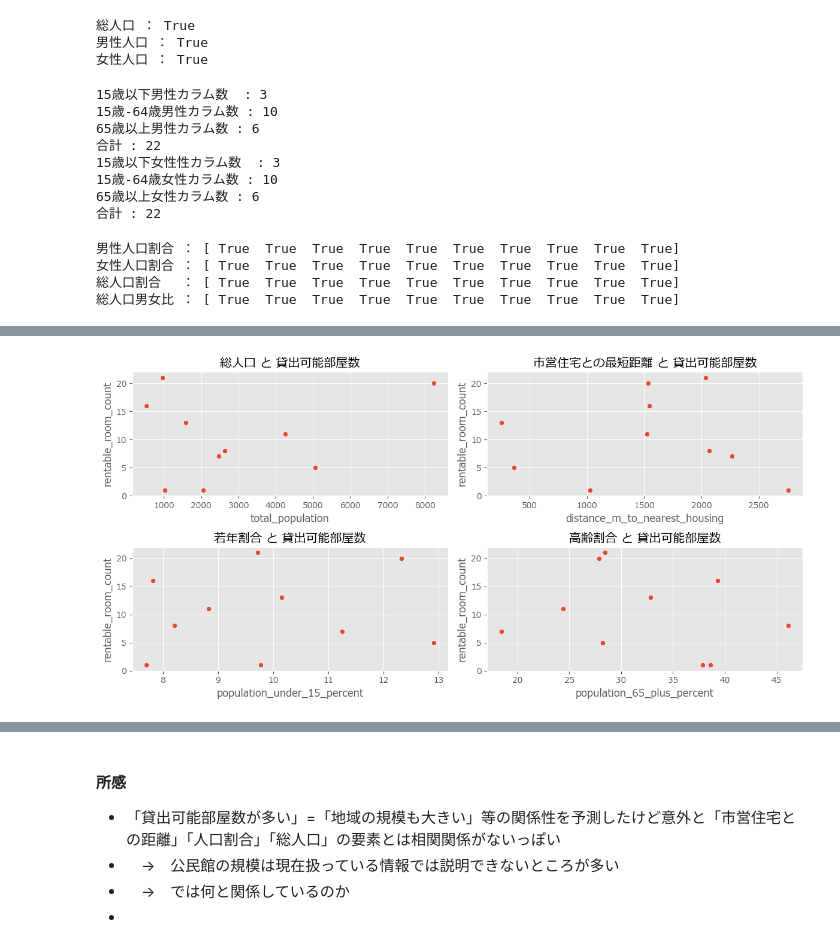
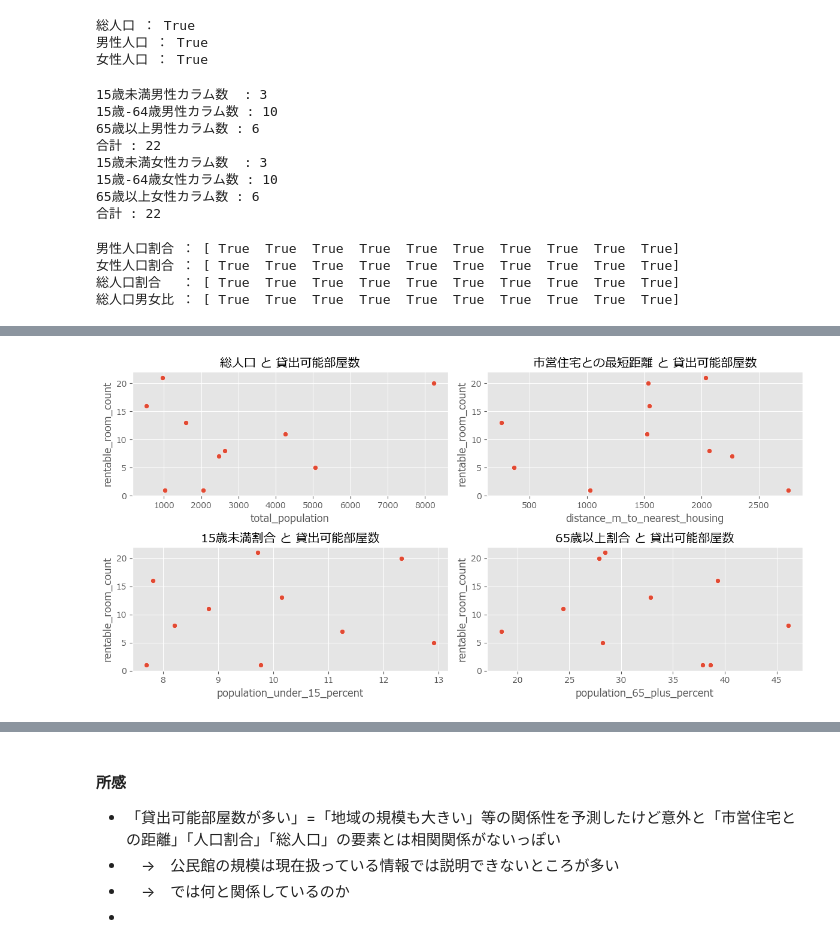
Before and after one commit to atarimeweave/public_facilities_analysis, a Jupyter notebook: notebooks/03_public_facilities_scale_analysis.ipynb, the cells around one changed output, grey strips where cells are left out. Drawn from its saved outputs; the diff is of its cells as text; code cells hidden in the pictures.

```diff
--- a/notebooks/03_public_facilities_scale_analysis.ipynb
+++ b/notebooks/03_public_facilities_scale_analysis.ipynb
@@ -263,20 +263,20 @@ female_15_64_cols = ['female_15_19', 'female_20_24', 'female_25_29','female_30_3
 female_65_plus_cols =['female_65_69', 'female_70_74', 'female_75_79', 'female_80_84', 'female_85_89','female_90_plus']
 # %%
 # 個数確認
-print("15歳以下男性カラム数  :",len(male_under_15_cols))
+print("15歳未満男性カラム数  :",len(male_under_15_cols))
 print("15歳-64歳男性カラム数 :",len(male_15_64_cols))
 print("65歳以上男性カラム数 :",len(male_65_plus_cols))
 print("合計 :",len(male_65_plus_cols)+len(male_15_64_cols)+len(male_65_plus_cols))
-print("15歳以下女性性カラム数  :",len(female_under_15_cols))
+print("15歳未満女性カラム数  :",len(female_under_15_cols))
 print("15歳-64歳女性カラム数 :",len(female_15_64_cols))
 print("65歳以上女性カラム数 :",len(female_65_plus_cols))
 print("合計 :",len(female_65_plus_cols)+len(female_15_64_cols)+len(female_65_plus_cols))
 # %% [output]
-15歳以下男性カラム数  : 3
+15歳未満男性カラム数  : 3
 15歳-64歳男性カラム数 : 10
 65歳以上男性カラム数 : 6
 合計 : 22
-15歳以下女性性カラム数  : 3
+15歳未満女性カラム数  : 3
 15歳-64歳女性カラム数 : 10
 65歳以上女性カラム数 : 6
 合計 : 22
@@ -344,36 +344,36 @@ sns.scatterplot(
     data=dropna_df,
     x="total_population",
     y="rentable_room_count"
 )
 sns.scatterplot(
     ax=axes[0][1],
     data=dropna_df,
     x="distance_m_to_nearest_housing",
     y="rentable_room_count"
 )
 sns.scatterplot(
     ax=axes[1][0],
     data=dropna_df,
     x="population_under_15_percent",
     y="rentable_room_count"
 )
 sns.scatterplot(
     ax=axes[1][1],
     data=dropna_df,
     x="population_65_plus_percent",
     y="rentable_room_count"
 )
 axes[0][0].set_title("総人口 と 貸出可能部屋数")
 axes[0][1].set_title("市営住宅との最短距離 と 貸出可能部屋数")
-axes[1][0].set_title("若年割合 と 貸出可能部屋数")
-axes[1][1].set_title("高齢割合 と 貸出可能部屋数")
+axes[1][0].set_title("15歳未満割合 と 貸出可能部屋数")
+axes[1][1].set_title("65歳以上割合 と 貸出可能部屋数")
 
 plt.tight_layout()
 # regional_characteristics - 地域特性
 plt.savefig('../output/public_facilities_scale/public_hall_size_vs_regional_characteristics.png', bbox_inches='tight')
 plt.show()
 # %% [output]
-[figure, old version]
+[figure, new version]
 # %%
 # 相関行列を作成してみる
 dropna_df[
```
Also changed, not shown: 2 other files.
